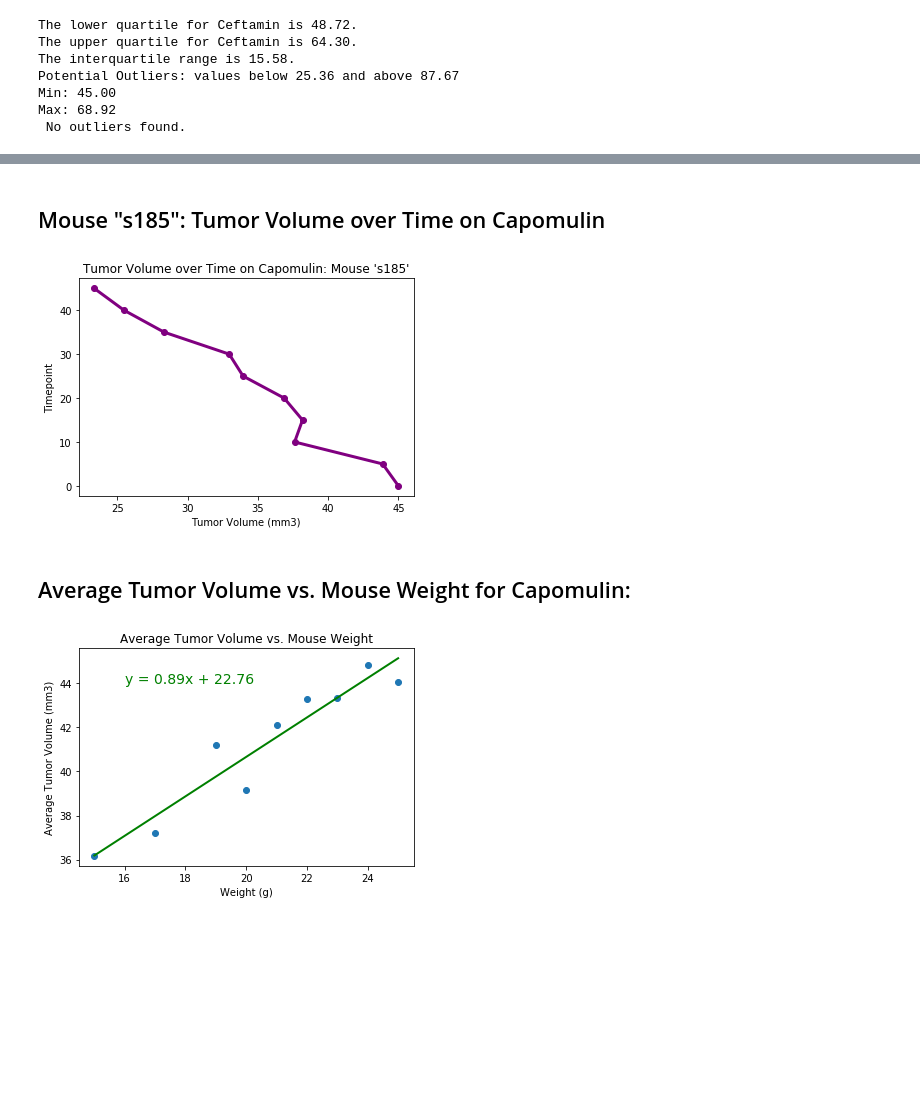
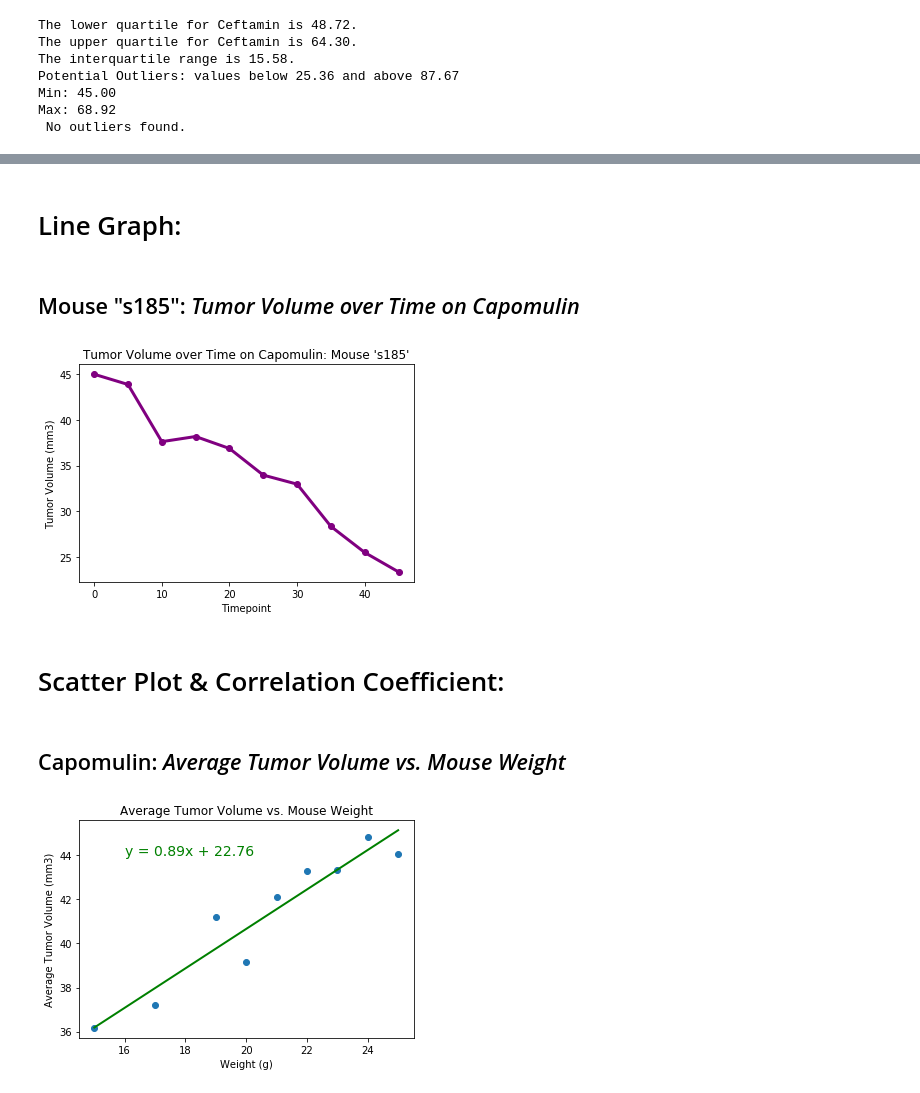
Before and after one commit to juliabrunett/matplotlib-challenge, a Jupyter notebook: Pymaceuticals/pymaceuticals.ipynb, the cells around one changed output, grey strips where cells are left out. Saved outputs shown, nothing was run; the diff lists cells and outputs as text; code cells hidden in the pictures; blank space fills up the shorter version.

```diff
--- a/Pymaceuticals/pymaceuticals.ipynb
+++ b/Pymaceuticals/pymaceuticals.ipynb
@@ -636,21 +647,25 @@ capomulin_single_mouse = capomulin_mice.loc[capomulin_mice["Mouse ID"] == "s185"
 # Reset the index
 capomulin_single_mouse = capomulin_single_mouse.reset_index(drop=True)
 # Create axes for line graph
-x_axis = capomulin_single_mouse["Tumor Volume (mm3)"]
-y_axis = capomulin_single_mouse["Timepoint"]
+x_axis = capomulin_single_mouse["Timepoint"]
+y_axis = capomulin_single_mouse["Tumor Volume (mm3)"]
+# %% [markdown]
+# Line Graph:
 # %% [markdown]
-## Mouse "s185": Tumor Volume over Time on Capomulin
+## Mouse "s185": *Tumor Volume over Time on Capomulin*
 # %%
 # Plot line graph for specific mouse
 plt.plot(x_axis, y_axis, linewidth=3, marker="o", color="purple")
-plt.xlabel("Tumor Volume (mm3)")
-plt.ylabel("Timepoint")
+plt.xlabel("Timepoint")
+plt.ylabel("Tumor Volume (mm3)")
 plt.title("Tumor Volume over Time on Capomulin: Mouse 's185'")
 plt.show()
 # %% [output]
-[figure, old version]
+[figure, new version]
+# %% [markdown]
+# Scatter Plot & Correlation Coefficient:
 # %% [markdown]
-## Average Tumor Volume vs. Mouse Weight for Capomulin:
+## Capomulin: *Average Tumor Volume vs. Mouse Weight*
 # %%
 # Define axes for scatter plot
 # Create groupby to get avg tumor volume
```
Also changed, not shown: parts of 44 cells of this notebook.
